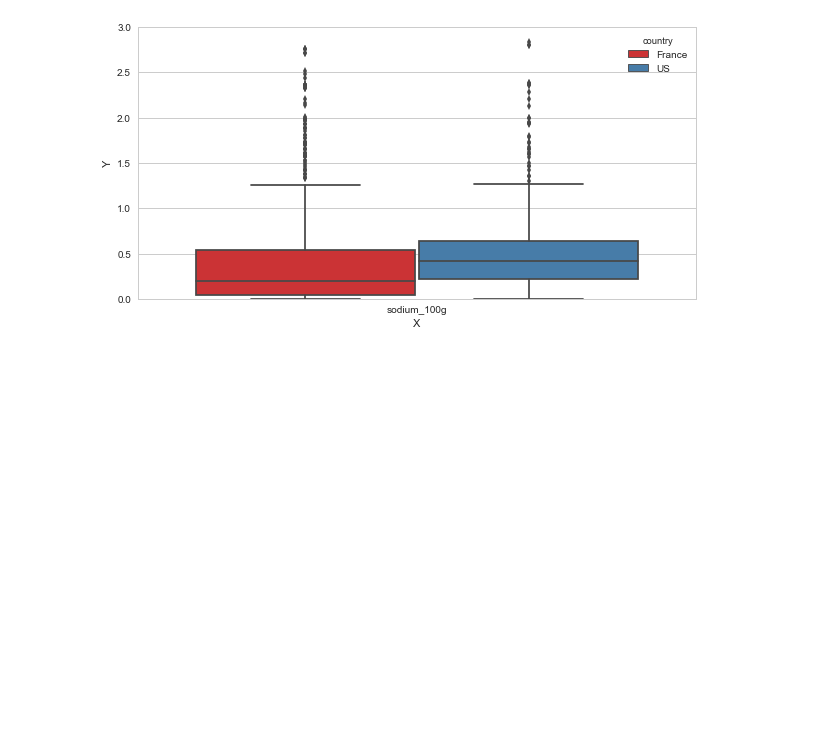
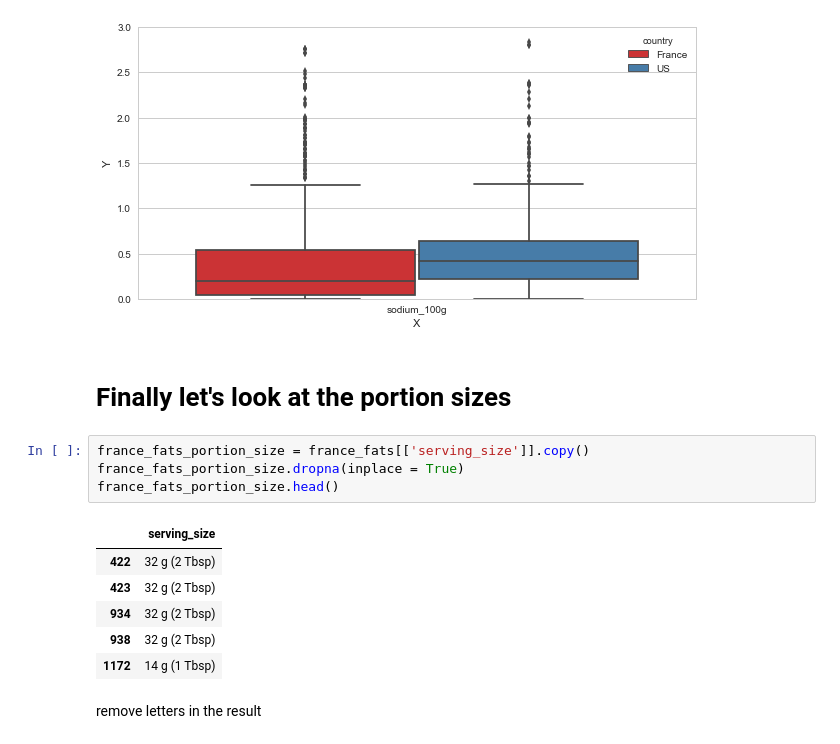
Before and after one commit to emmwel/ADAeda, a Jupyter notebook: Project/Category-fats.ipynb, the cells around one changed output. Saved outputs shown, nothing was run; the diff lists cells and outputs as text; blank space fills up the shorter version.

```diff
--- a/Project/Category-fats.ipynb
+++ b/Project/Category-fats.ipynb
@@ -157,3 +158,18 @@ sns.boxplot(x="X",y ="Y", hue="country", data=data_boxplot_salt, palette="Set1")
 # %% [output]
 <matplotlib.axes._subplots.AxesSubplot at 0x...>
 [figure]
+# %% [markdown]
+# Finally let's look at the portion sizes
+# %%
+france_fats_portion_size = france_fats[['serving_size']].copy()
+france_fats_portion_size.dropna(inplace = True)
+france_fats_portion_size.head()
+# %% [output]
+|  | serving_size |
+| 422 | 32 g (2 Tbsp) |
+| 423 | 32 g (2 Tbsp) |
+| 934 | 32 g (2 Tbsp) |
+| 938 | 32 g (2 Tbsp) |
+| 1172 | 14 g (1 Tbsp) |
+# %% [markdown]
+remove letters in the result
```
Also changed, not shown: parts of 6 cells of this notebook, 2 other files.
